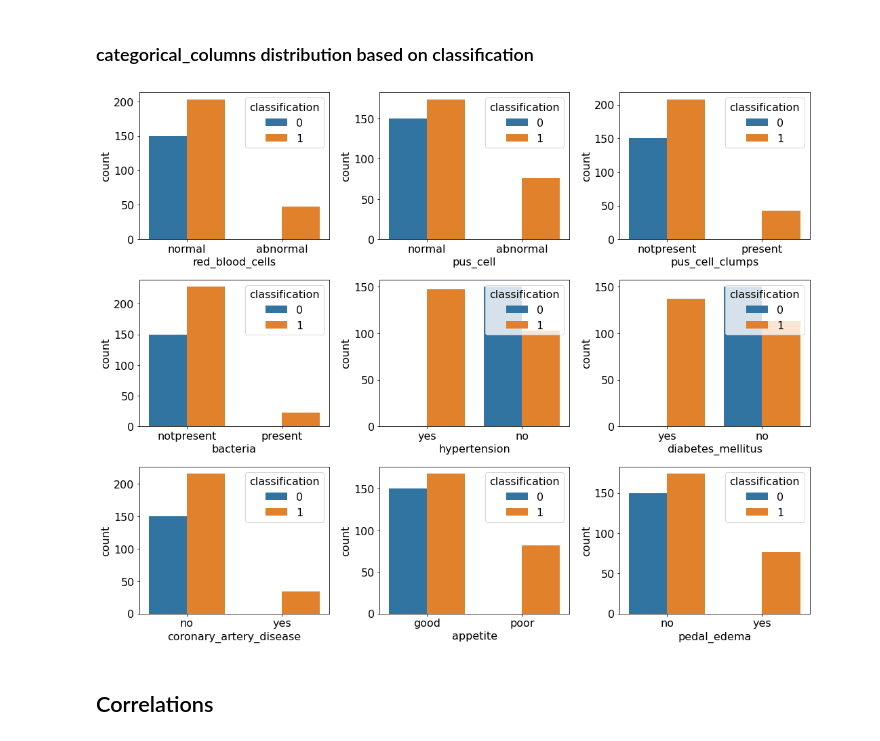
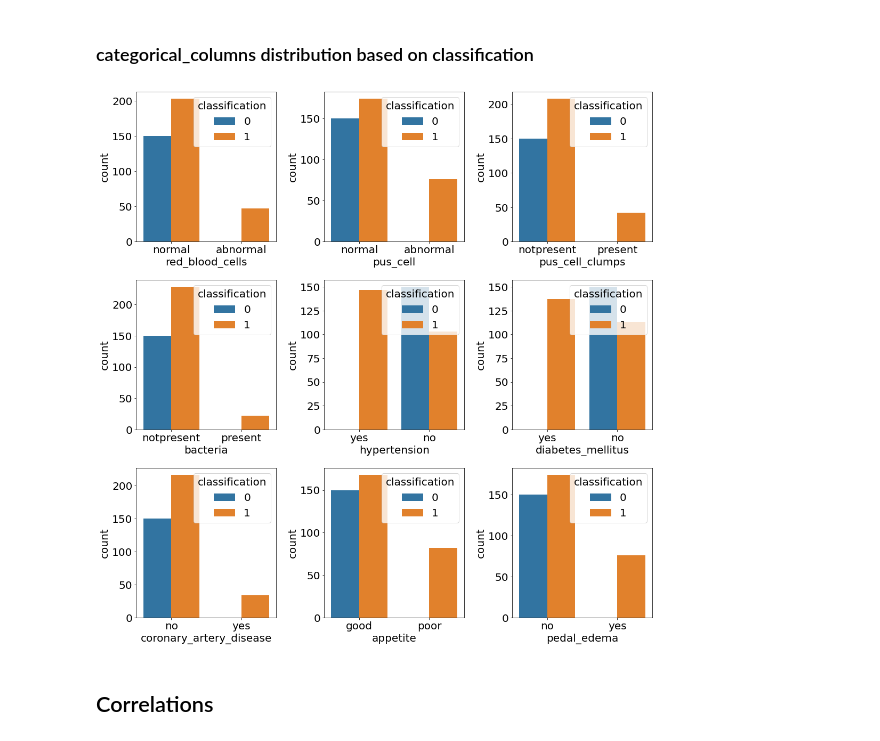
Before and after one commit to mkrout1/chronic-kidney-disease-prediction, a Jupyter notebook: Chronic Kidney Disease Prediction for git.ipynb, the cells around one changed output. Cells and saved outputs as stored; diff of their text form; code cells hidden in the pictures.

```diff
--- a/Chronic Kidney Disease Prediction for git.ipynb
+++ b/Chronic Kidney Disease Prediction for git.ipynb
@@ -411,9 +411,9 @@ n_rows = len(categorical_columns)
 plt.rc('font',size = 20)
 plt.figure(figsize=(15,15))
 for i,c in enumerate(categorical_columns[:-1]):
-    plt.subplot(int(n_rows/3)+1,3,i+1)
+    plt.subplot(int(n_rows/3),3,i+1)
     sns.countplot(x=c,data=df_org)
 
 plt.tight_layout()
-# plt.savefig("images/categorical_columns.pngegorical_columns.png",facecolor='white', transparent=False,dpi=150)
+# plt.savefig("images/categorical_columns.png",facecolor='white', transparent=False,dpi=150)
 # %% [output]
@@ -423,16 +423,16 @@ plt.tight_layout()
 # %%
 n_rows = len(categorical_columns)
 
-plt.rc('font',size = 16)
+plt.rc('font',size = 20)
 plt.figure(figsize=(15,15))
 for i,c in enumerate(categorical_columns[:-1]):
-    plt.subplot(int(n_rows/3)+1,3,i+1)
+    plt.subplot(int(n_rows/3),3,i+1)
     sns.countplot(x=c,data=df_org,hue='classification')
 
 plt.tight_layout()
-# plt.savefig("images/categorical_columns.pngegorical_columns_with_class.png",facecolor='white', transparent=False,dpi=150)
+# plt.savefig("images/categorical_columns_with_class.png",facecolor='white', transparent=False,dpi=150)
 # %% [output]
-[figure, old version]
+[figure, new version]
 # %% [markdown]
 ## Correlations
 # %%
```
Also changed, not shown: parts of 3 cells of this notebook, 5 other files.
